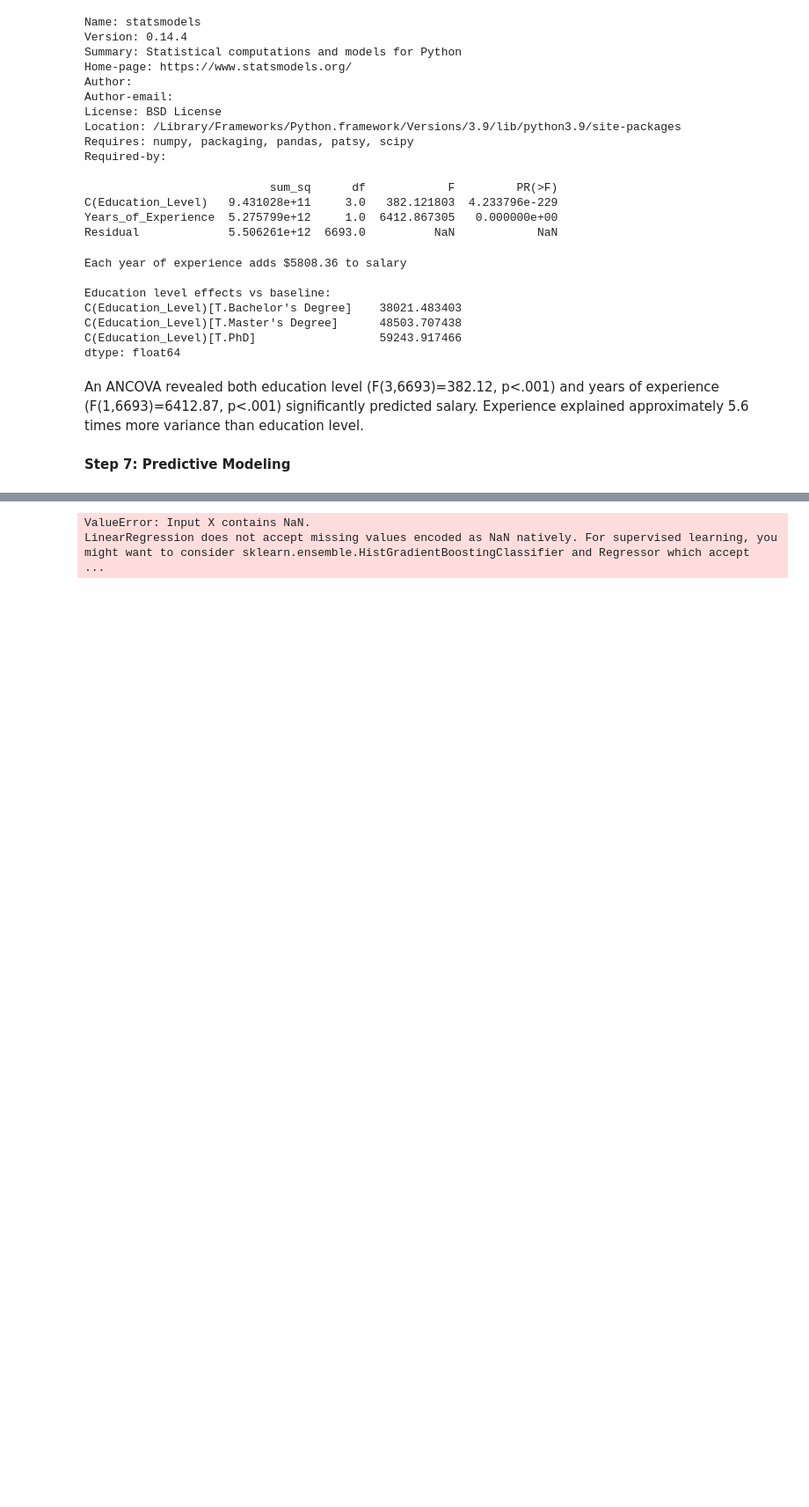
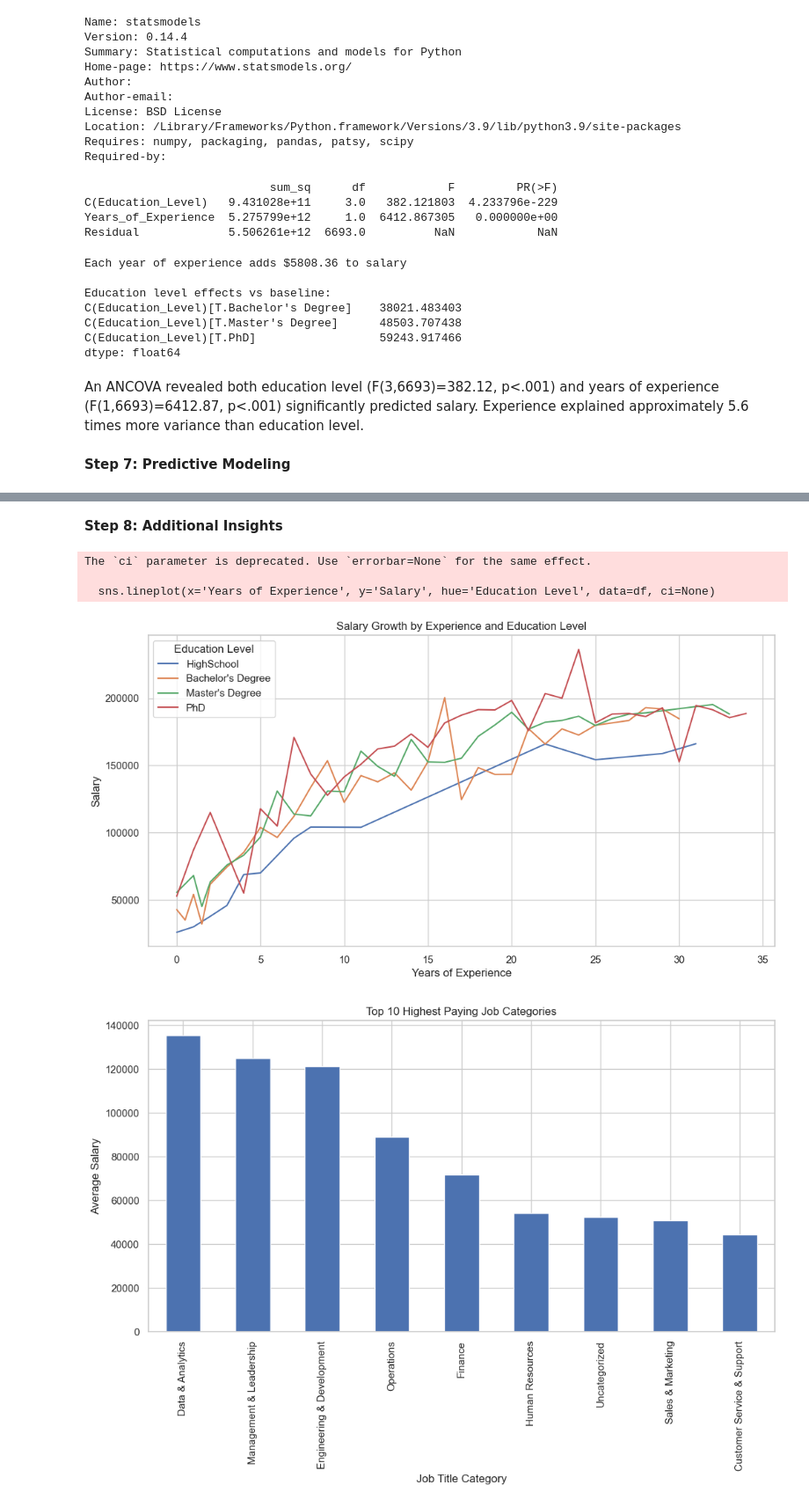
Before and after one commit to NhaDAlvarado/Data_Analysis-Portfolio, a Jupyter notebook: Statistic/salary.ipynb, the cells around one changed output, grey strips where cells are left out. Shown at 88% size. Drawn from its saved outputs; the diff is of its cells as text; code cells hidden in the pictures; blank space fills up the shorter version.

```diff
--- a/Statistic/salary.ipynb
+++ b/Statistic/salary.ipynb
@@ -600,42 +504,0 @@ ValueError: Cannot center sparse matrices: pass `with_mean=False` instead. See d
-# %%
-# Prepare data for modeling
-df_model = df.copy()
-
-# Encode categorical variables
-label_encoders = {}
-for column in ['Gender', 'Education Level', 'Job Title Category']:
-    le = LabelEncoder()
-    df_model[column] = le.fit_transform(df_model[column])
-    label_encoders[column] = le
-
-# Select features and target
-X = df_model[['Age', 'Gender', 'Education Level', 'Years of Experience', 'Job Title Category']]
-y = df_model['Salary']
-
-# Split data
-X_train, X_test, y_train, y_test = train_test_split(X, y, test_size=0.2, random_state=42)
-
-# Train model
-model = LinearRegression()
-model.fit(X_train, y_train)
-
-# Evaluate model
-y_pred = model.predict(X_test)
-mse = mean_squared_error(y_test, y_pred)
-r2 = r2_score(y_test, y_pred)
-
-print(f"Model Performance:")
-print(f"Mean Squared Error: {mse:.2f}")
-print(f"R-squared: {r2:.2f}")
-
-# Feature importance
-importance = pd.DataFrame({
-    'Feature': X.columns,
-    'Importance': model.coef_
-}).sort_values('Importance', ascending=False)
-
-print("\nFeature Importance:")
-display(importance)
-# %% [output]
-ValueError: Input X contains NaN.
-LinearRegression does not accept missing values encoded as NaN natively. For supervised learning, you might want to consider sklearn.ensemble.HistGradientBoostingClassifier and Regressor which accept  ...
@@ -641,0 +544,22 @@ LinearRegression does not accept missing values encoded as NaN natively. For sup
+# %% [markdown]
+**Step 8: Additional Insights**
+# %%
+# Salary growth by experience
+plt.figure(figsize=(12, 6))
+sns.lineplot(x='Years of Experience', y='Salary', hue='Education Level', data=df, ci=None)
+plt.title('Salary Growth by Experience and Education Level')
+plt.show()
+
+# Top paying job categories
+top_jobs = df.groupby('Job Title Category')['Salary'].mean().sort_values(ascending=False).head(10)
+plt.figure(figsize=(12, 6))
+top_jobs.plot(kind='bar')
+plt.title('Top 10 Highest Paying Job Categories')
+plt.ylabel('Average Salary')
+plt.show()
+# %% [output]
+The `ci` parameter is deprecated. Use `errorbar=None` for the same effect.
+
+  sns.lineplot(x='Years of Experience', y='Salary', hue='Education Level', data=df, ci=None)
+[figure, added]
+[figure, added]
```
Also changed, not shown: parts of 7 cells of this notebook.
